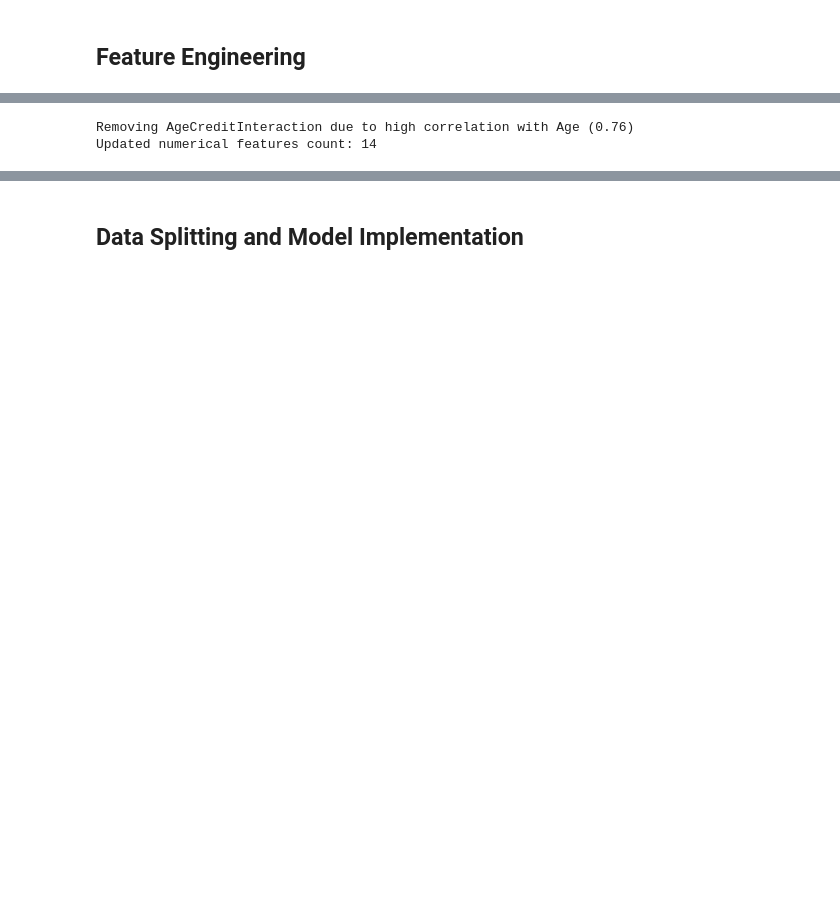
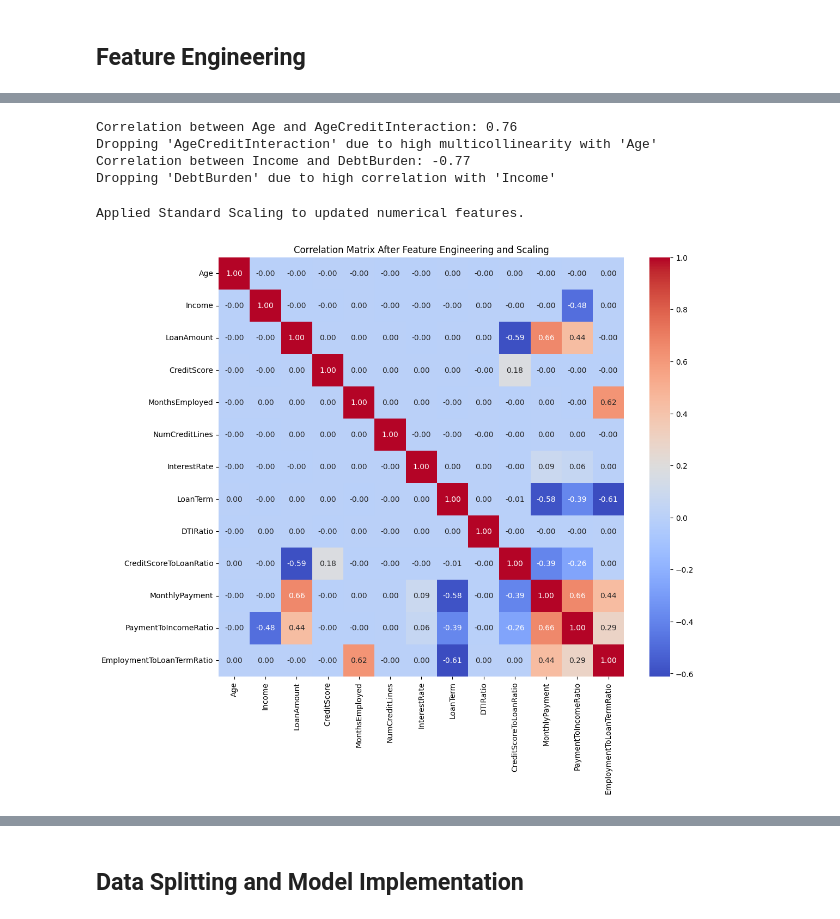
Before and after one commit to it21813702/ML_Assignment_1, a Jupyter notebook: ML_Assignment1.ipynb, the cells around one changed output, grey strips where cells are left out. Saved outputs shown, nothing was run; the diff lists cells and outputs as text; code cells hidden in the pictures; blank space fills up the shorter version.

```diff
--- a/ML_Assignment1.ipynb
+++ b/ML_Assignment1.ipynb
@@ -490,10 +442,0 @@ Sample of processed data:
-# %%
-# considering that the correlation between Age and AgeCreditInteraction: 0.76, can remove one to improve model stability.
-print("\nRemoving AgeCreditInteraction due to high correlation with Age (0.76)")
-updated_numerical_features.remove('AgeCreditInteraction')
-
-# Verify the update
-print(f"Updated numerical features count: {len(updated_numerical_features)}")
-# %% [output]
-Removing AgeCreditInteraction due to high correlation with Age (0.76)
-Updated numerical features count: 14
@@ -499,0 +453,49 @@ Updated numerical features count: 14
+# %%
+## address Multicollinearity
+# Check correlation matrix for updated numerical features.
+correlation_matrix = df[updated_numerical_features].corr()
+corr_age_agecredit = correlation_matrix.loc['Age', 'AgeCreditInteraction']
+print("Correlation between Age and AgeCreditInteraction: {:.2f}".format(corr_age_agecredit))
+
+# if absolute correlation is above 0.75, drop the redundant feature.
+if abs(corr_age_agecredit) > 0.75:
+    print("Dropping 'AgeCreditInteraction' due to high multicollinearity with 'Age'")
+    df.drop(columns=['AgeCreditInteraction'], inplace=True)
+
+    # and remove from the updated feature list.
+    updated_numerical_features.remove('AgeCreditInteraction')
+
+
+# Check correlation between Income and DebtBurden.
+correlation_matrix = df[updated_numerical_features].corr()  # Recalculate after previous drop
+corr_income_debt = correlation_matrix.loc['Income', 'DebtBurden']
+print("Correlation between Income and DebtBurden: {:.2f}".format(corr_income_debt))
+
+
+# If absolute correlation exceeds 0.75, drop DebtBurden.
+if abs(corr_income_debt) > 0.75:
+    print("Dropping 'DebtBurden' due to high correlation with 'Income'")
+    df.drop(columns=['DebtBurden'], inplace=True)
+    updated_numerical_features.remove('DebtBurden')
+# %% [output]
+Correlation between Age and AgeCreditInteraction: 0.76
+Dropping 'AgeCreditInteraction' due to high multicollinearity with 'Age'
+Correlation between Income and DebtBurden: -0.77
+Dropping 'DebtBurden' due to high correlation with 'Income'
+# %%
+# Apply Feature Scaling
+
+# Use StandardScaler to scale all numerical features.
+scaler = StandardScaler()
+df[updated_numerical_features] = scaler.fit_transform(df[updated_numerical_features])
+print("Applied Standard Scaling to updated numerical features.")
+
+# Visualize the updated correlation matrix after scaling.
+correlation_matrix = df[updated_numerical_features].corr()
+plt.figure(figsize=(12, 10))
+sns.heatmap(correlation_matrix, annot=True, cmap='coolwarm', fmt='.2f')
+plt.title('Correlation Matrix After Feature Engineering and Scaling')
+plt.show()
+# %% [output]
+Applied Standard Scaling to updated numerical features.
+[figure, added]
```
Also changed, not shown: parts of 27 cells of this notebook.
